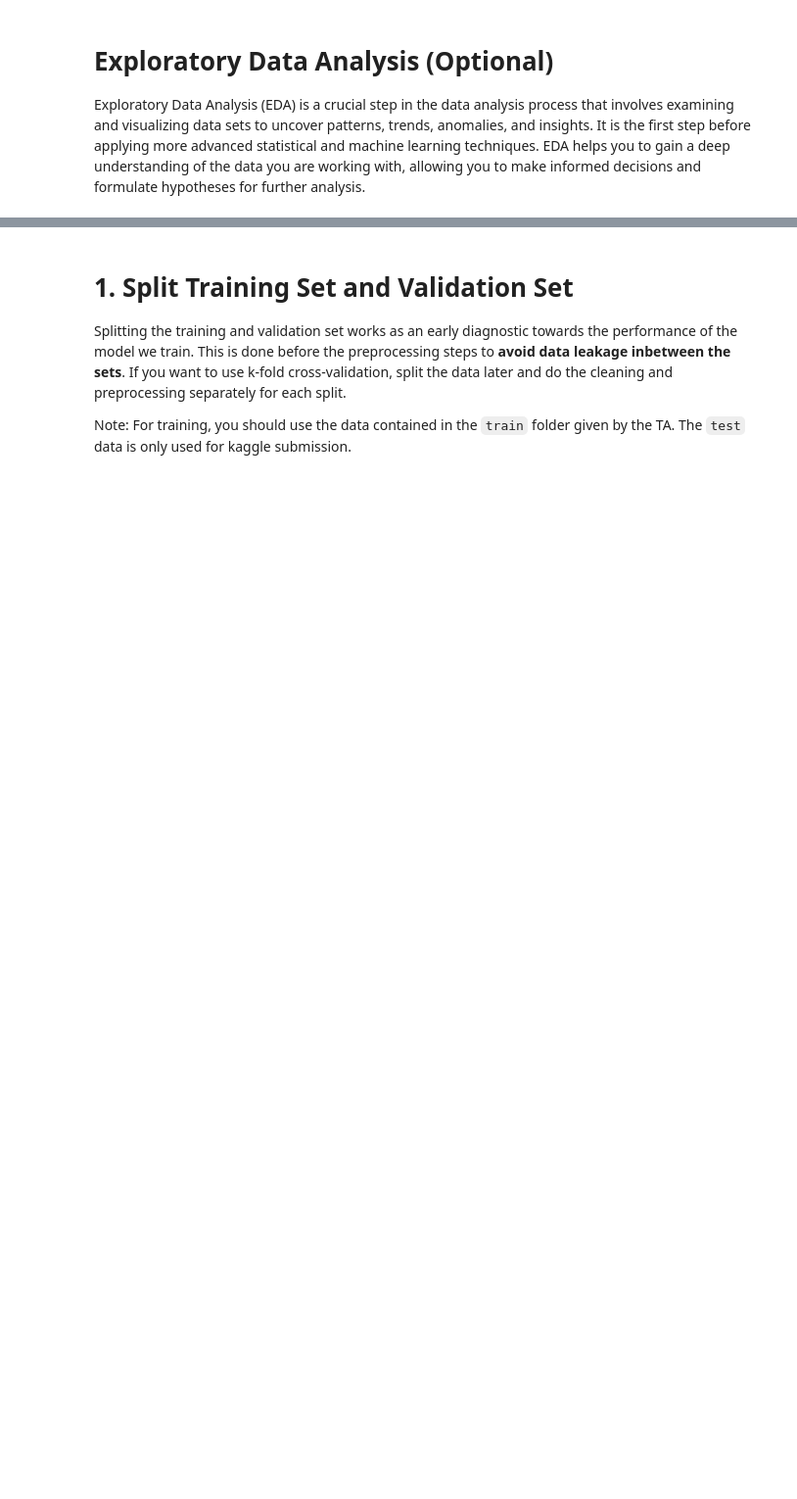
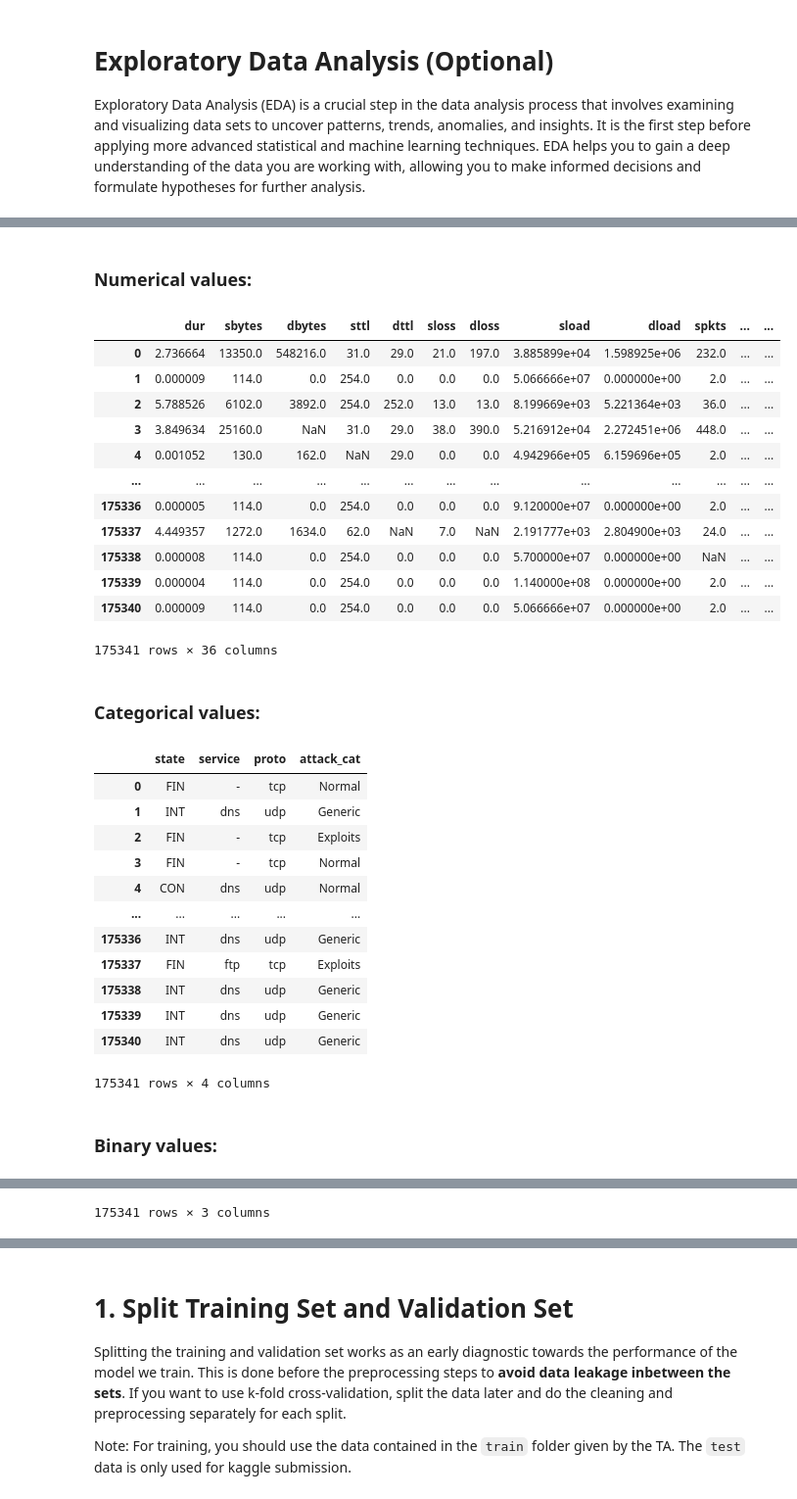
Before and after one commit to SandWithCheese/Tubes02_AI, a Jupyter notebook: src/Template.ipynb, the cells around one changed output, grey strips where cells are left out. Shown: that part at 98% size. Drawn from its saved outputs; the diff is of its cells as text; code cells hidden in the pictures; blank space fills up the shorter version.

```diff
--- a/src/Template.ipynb
+++ b/src/Template.ipynb
@@ -104,0 +273,42 @@ display(Markdown(markdown_content))
+# %%
+categorical_values = data.select_dtypes(include=['object'])
+binary_values = data.loc[:, binary_features]
+numerical_values = data.select_dtypes(include=['int64', 'float64']) \
+                            .drop(binary_features, axis=1).drop(['id'], axis=1)
+
+display(Markdown("### Numerical values:"))
+display(numerical_values)
+display(Markdown("### Categorical values:"))
+display(categorical_values)
+display(Markdown("### Binary values:"))
+display(binary_values)
+# %% [output]
+### Numerical values:
+|  | dur | sbytes | dbytes | sttl | dttl | sloss | dloss | sload | dload | spkts | ... | ... |
+| 0 | 2.736664 | 13350.0 | 548216.0 | 31.0 | 29.0 | 21.0 | 197.0 | 3.885899e+04 | 1.598925e+06 | 232.0 | ... | ... |
+| 1 | 0.000009 | 114.0 | 0.0 | 254.0 | 0.0 | 0.0 | 0.0 | 5.066666e+07 | 0.000000e+00 | 2.0 | ... | ... |
+| 2 | 5.788526 | 6102.0 | 3892.0 | 254.0 | 252.0 | 13.0 | 13.0 | 8.199669e+03 | 5.221364e+03 | 36.0 | ... | ... |
+| 3 | 3.849634 | 25160.0 | NaN | 31.0 | 29.0 | 38.0 | 390.0 | 5.216912e+04 | 2.272451e+06 | 448.0 | ... | ... |
+| 4 | 0.001052 | 130.0 | 162.0 | NaN | 29.0 | 0.0 | 0.0 | 4.942966e+05 | 6.159696e+05 | 2.0 | ... | ... |
+| ... | ... | ... | ... | ... | ... | ... | ... | ... | ... | ... | ... | ... |
+| 175336 | 0.000005 | 114.0 | 0.0 | 254.0 | 0.0 | 0.0 | 0.0 | 9.120000e+07 | 0.000000e+00 | 2.0 | ... | ... |
+| 175337 | 4.449357 | 1272.0 | 1634.0 | 62.0 | NaN | 7.0 | NaN | 2.191777e+03 | 2.804900e+03 | 24.0 | ... | ... |
+| 175338 | 0.000008 | 114.0 | 0.0 | 254.0 | 0.0 | 0.0 | 0.0 | 5.700000e+07 | 0.000000e+00 | NaN | ... | ... |
+| 175339 | 0.000004 | 114.0 | 0.0 | 254.0 | 0.0 | 0.0 | 0.0 | 1.140000e+08 | 0.000000e+00 | 2.0 | ... | ... |
+| 175340 | 0.000009 | 114.0 | 0.0 | 254.0 | 0.0 | 0.0 | 0.0 | 5.066666e+07 | 0.000000e+00 | 2.0 | ... | ... |
+175341 rows × 36 columns
+### Categorical values:
+|  | state | service | proto | attack_cat |
+| 0 | FIN | - | tcp | Normal |
+| 1 | INT | dns | udp | Generic |
+| 2 | FIN | - | tcp | Exploits |
+| 3 | FIN | - | tcp | Normal |
+| 4 | CON | dns | udp | Normal |
+| ... | ... | ... | ... | ... |
+| 175336 | INT | dns | udp | Generic |
+| 175337 | FIN | ftp | tcp | Exploits |
+| 175338 | INT | dns | udp | Generic |
+| 175339 | INT | dns | udp | Generic |
+| 175340 | INT | dns | udp | Generic |
+175341 rows × 4 columns
+### Binary values:
@@ -104,0 +327 @@ display(Markdown(markdown_content))
+175341 rows × 3 columns
```
Also changed, not shown: parts of 23 cells of this notebook, 14 other files.
